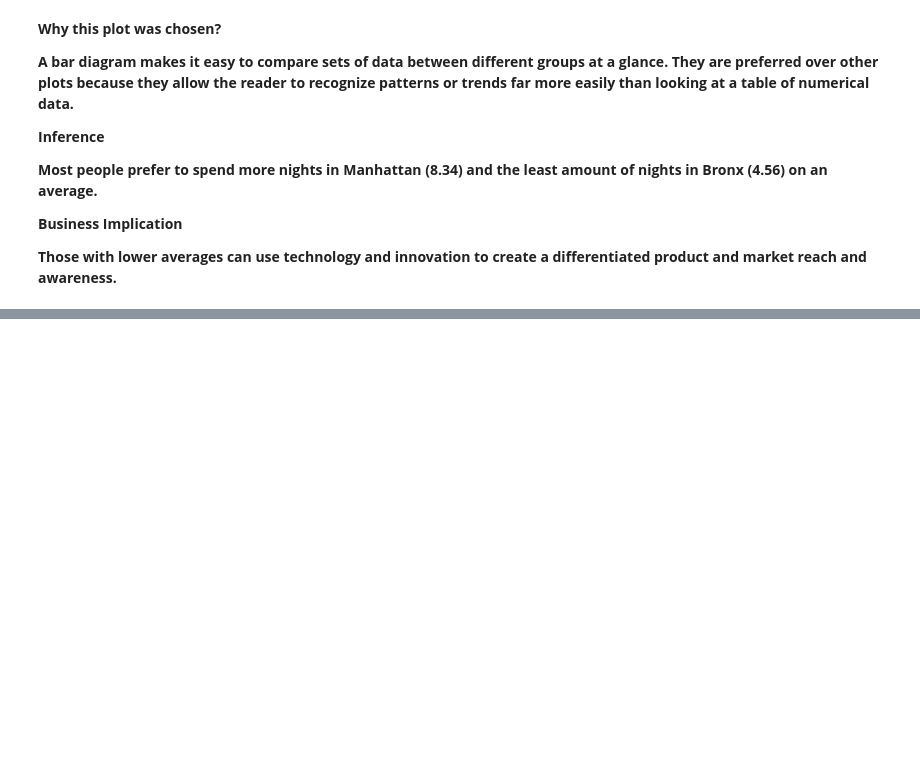
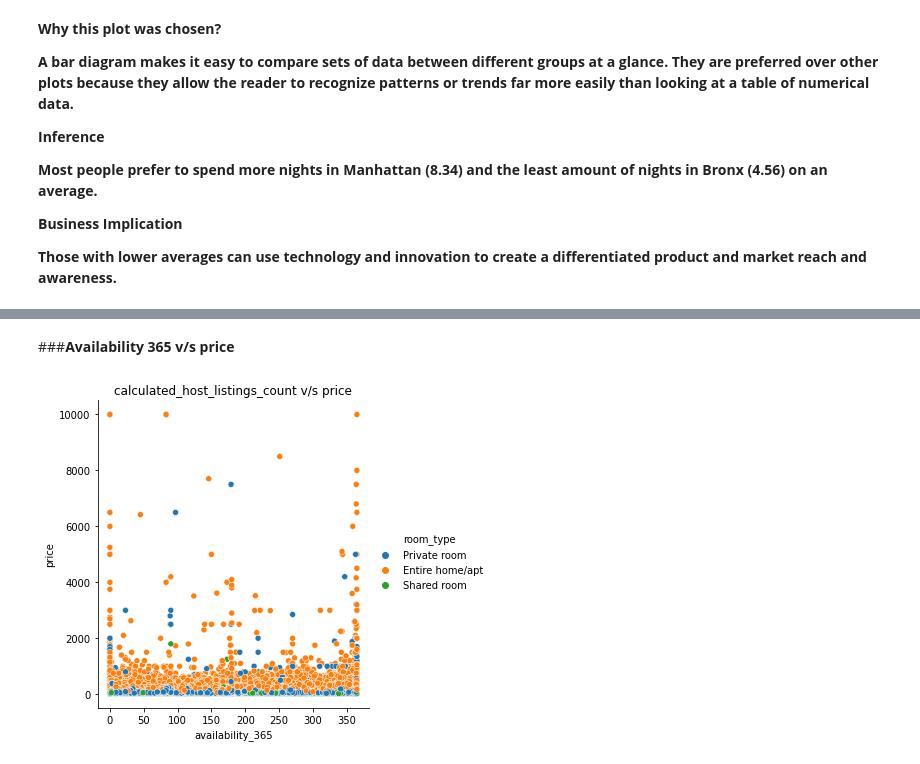
Before and after one commit to AshutoshKumarDubey/EDA_Capstone_Project_Airbnb, a Jupyter notebook: EDA_Airbnb_Bookings_Analysis_By_Ashutosh_Kumar_Dubey.ipynb, the cells around one changed output, grey strips where cells are left out. Saved outputs shown, nothing was run; the diff lists cells and outputs as text; code cells hidden in the pictures; blank space fills up the shorter version.

```diff
--- a/EDA_Airbnb_Bookings_Analysis_By_Ashutosh_Kumar_Dubey.ipynb
+++ b/EDA_Airbnb_Bookings_Analysis_By_Ashutosh_Kumar_Dubey.ipynb
@@ -642,0 +827,9 @@ plt.show()
+# %% [markdown]
+###**Availability 365 v/s price**
+# %%
+#Plotting availability 365 vs price for different room types
+sns.relplot(x='availability_365',y='price',hue='room_type',data=df)
+plt.title("calculated_host_listings_count v/s price")
+plt.show()
+# %% [output]
+[figure, added]
```
Also changed, not shown: parts of 31 cells of this notebook.
